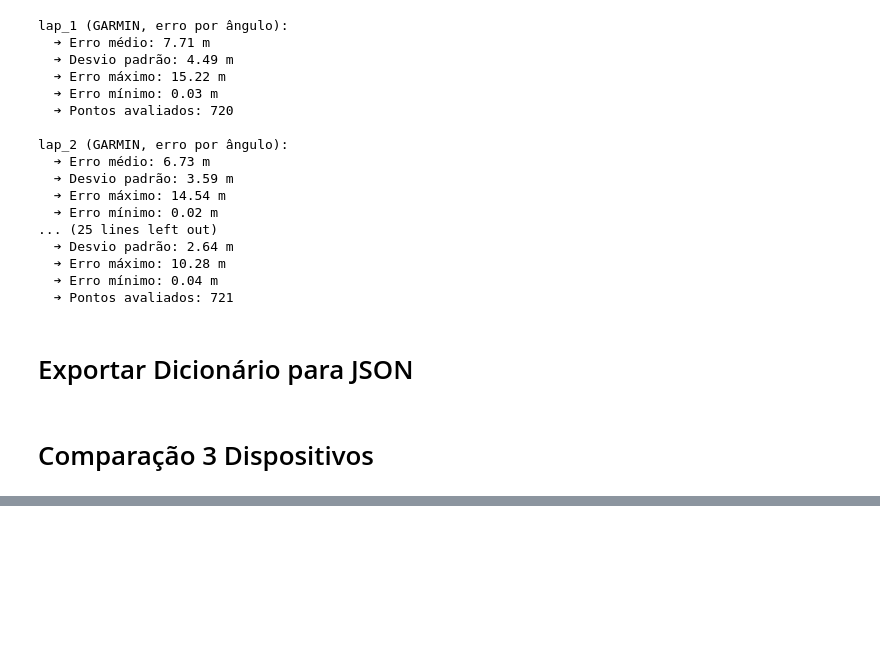
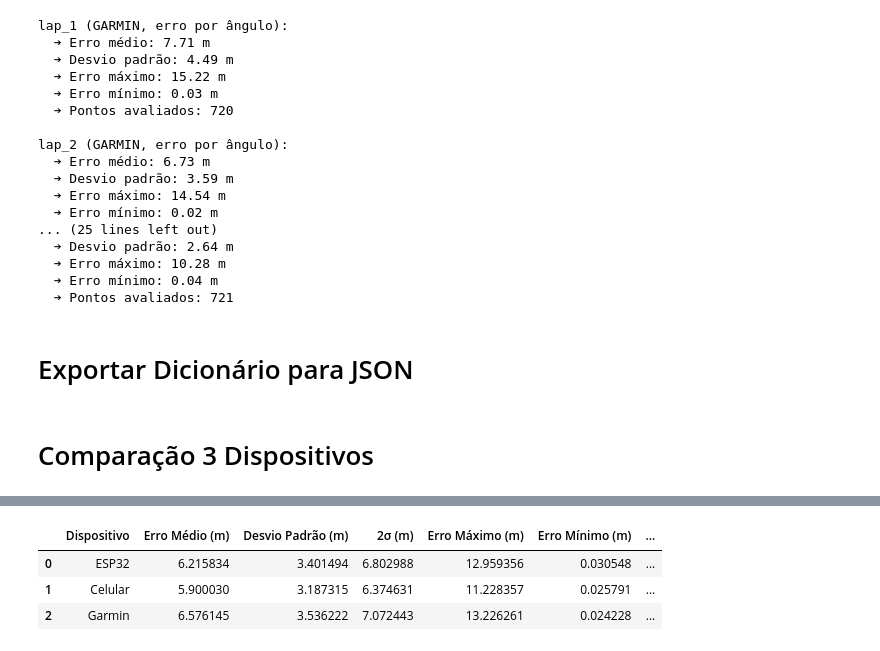
Before and after one commit to GabrielSan99/GNSS_C-A_CODE, a Jupyter notebook: analysis.ipynb, the cells around one changed output, grey strips where cells are left out. Saved outputs shown, nothing was run; the diff lists cells and outputs as text; code cells hidden in the pictures; blank space fills up the shorter version.

```diff
--- a/analysis.ipynb
+++ b/analysis.ipynb
@@ -1600,0 +1623,78 @@ with open("laps_exportado.json", "w", encoding="utf-8") as f:
+# %%
+import pandas as pd
+import numpy as np
+
+# Lista para armazenar as estatísticas de erro
+dados_erro_esp32 = []
+dados_erro_celular = []
+dados_erro_garmin = []
+
+# Define os rótulos das voltas (opcional)
+labels = ['Ensaio 1', 'Ensaio 2', 'Ensaio 3', 'Ensaio 4', 'Ensaio 5', 'Ensaio 6']
+
+# Itera sobre as voltas
+for lap_name in laps.keys():
+    # Verifica se há análise de erro para o ESP32
+    erro_analysis_esp32 = laps[lap_name].get('esp32', {}).get('erro_analysis')
+    if erro_analysis_esp32:
+        dados_erro_esp32.append({
+            'Erro Médio (m)': erro_analysis_esp32['media_erro_m'],
+            'Desvio Padrão (m)': erro_analysis_esp32['desvio_erro_m'],
+            '2σ (m)': erro_analysis_esp32['2sigma_m'],
+            'Erro Máximo (m)': erro_analysis_esp32['max_erro_m'],
+            'Erro Mínimo (m)': erro_analysis_esp32['min_erro_m'],
+            'Quantidade de Pontos': erro_analysis_esp32['qtd_pontos']
+        })
+
+    # Verifica se há análise de erro para o Celular
+    erro_analysis_celular = laps[lap_name].get('celular', {}).get('erro_analysis')
+    if erro_analysis_celular:
+        dados_erro_celular.append({
+            'Erro Médio (m)': erro_analysis_celular['media_erro_m'],
+            'Desvio Padrão (m)': erro_analysis_celular['desvio_erro_m'],
+            '2σ (m)': erro_analysis_celular['2sigma_m'],
+            'Erro Máximo (m)': erro_analysis_celular['max_erro_m'],
+            'Erro Mínimo (m)': erro_analysis_celular['min_erro_m'],
+            'Quantidade de Pontos': erro_analysis_celular['qtd_pontos']
+        })
+
+    # Verifica se há análise de erro para o Garmin
+    erro_analysis_garmin = laps[lap_name].get('garmin', {}).get('erro_analysis')
+    if erro_analysis_garmin:
+        dados_erro_garmin.append({
+            'Erro Médio (m)': erro_analysis_garmin['media_erro_m'],
+            'Desvio Padrão (m)': erro_analysis_garmin['desvio_erro_m'],
+            '2σ (m)': erro_analysis_garmin['2sigma_m'],
+            'Erro Máximo (m)': erro_analysis_garmin['max_erro_m'],
+            'Erro Mínimo (m)': erro_analysis_garmin['min_erro_m'],
+            'Quantidade de Pontos': erro_analysis_garmin['qtd_pontos']
+        })
+
+# Converte as listas de erros em DataFrames para cálculo das médias
+df_erro_esp32 = pd.DataFrame(dados_erro_esp32)
+df_erro_celular = pd.DataFrame(dados_erro_celular)
+df_erro_garmin = pd.DataFrame(dados_erro_garmin)
+
+# Calcula a média de cada coluna para ESP32, Celular e Garmin
+media_erro_esp32 = df_erro_esp32.mean()
+media_erro_celular = df_erro_celular.mean()
+media_erro_garmin = df_erro_garmin.mean()
+
+# Cria o DataFrame final, ordenado pela sequência: ESP32, Celular, Garmin
+df_erro_media = pd.DataFrame({
+    'Dispositivo': ['ESP32', 'Celular', 'Garmin'],
+    'Erro Médio (m)': [media_erro_esp32['Erro Médio (m)'], media_erro_celular['Erro Médio (m)'], media_erro_garmin['Erro Médio (m)']],
+    'Desvio Padrão (m)': [media_erro_esp32['Desvio Padrão (m)'], media_erro_celular['Desvio Padrão (m)'], media_erro_garmin['Desvio Padrão (m)']],
+    '2σ (m)': [media_erro_esp32['2σ (m)'], media_erro_celular['2σ (m)'], media_erro_garmin['2σ (m)']],
+    'Erro Máximo (m)': [media_erro_esp32['Erro Máximo (m)'], media_erro_celular['Erro Máximo (m)'], media_erro_garmin['Erro Máximo (m)']],
+    'Erro Mínimo (m)': [media_erro_esp32['Erro Mínimo (m)'], media_erro_celular['Erro Mínimo (m)'], media_erro_garmin['Erro Mínimo (m)']],
+    'Quantidade de Pontos': [media_erro_esp32['Quantidade de Pontos'], media_erro_celular['Quantidade de Pontos'], media_erro_garmin['Quantidade de Pontos']]
+})
+
+# Exibe o DataFrame com as médias
+df_erro_media
+# %% [output]
+|  | Dispositivo | Erro Médio (m) | Desvio Padrão (m) | 2σ (m) | Erro Máximo (m) | Erro Mínimo (m) | ... |
+| 0 | ESP32 | 6.215834 | 3.401494 | 6.802988 | 12.959356 | 0.030548 | ... |
+| 1 | Celular | 5.900030 | 3.187315 | 6.374631 | 11.228357 | 0.025791 | ... |
+| 2 | Garmin | 6.576145 | 3.536222 | 7.072443 | 13.226261 | 0.024228 | ... |
```
Also changed, not shown: parts of 1 cell of this notebook.
